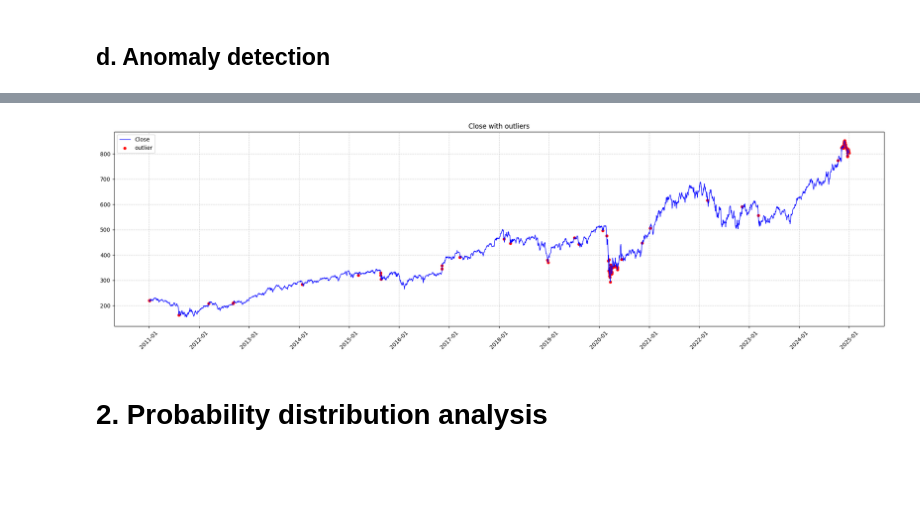
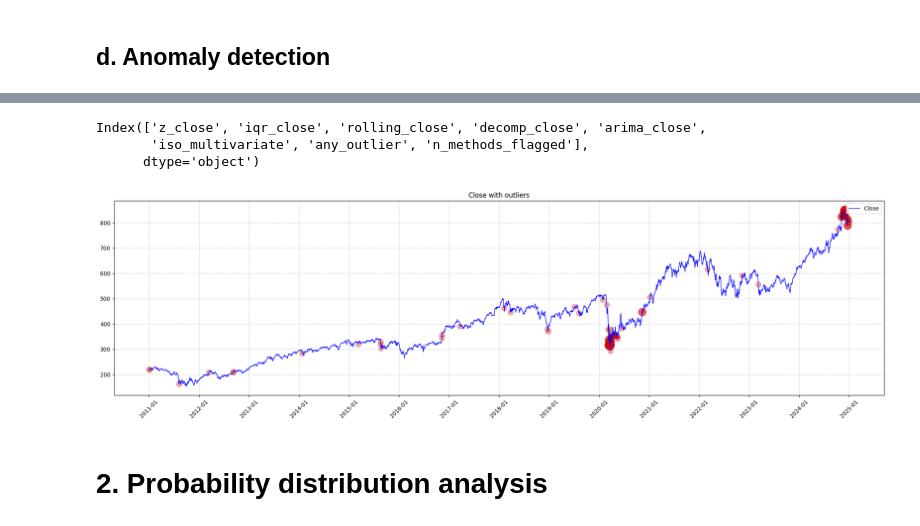
Before and after one commit to VictorNguyenLPN/sp500-dav, a Jupyter notebook: notebook_qhuy.ipynb, the cells around one changed output, grey strips where cells are left out. Cells and saved outputs as stored; diff of their text form; code cells hidden in the pictures; blank space fills up the shorter version.

Commit message:
add annotated data

```diff
--- a/notebook_qhuy.ipynb
+++ b/notebook_qhuy.ipynb
@@ -412,13 +433,24 @@ def aggregate_outliers(df, methods_dict):
     out_df['n_methods_flagged'] = out_df.drop(columns=['any_outlier']).sum(axis=1)
     return out_df
 # %%
-def plot_time_series_with_flags(df, col='Close', flags=None, title=None, figsize=(20,6)):
+def plot_time_series_with_flags(df, col='Close', agg_flags=None, title=None, figsize=(20,6)):
     plt.figure(figsize=figsize)
     plt.plot(df.index, df[col], label=col, color='blue', linewidth=1)
-    if flags is not None:
-        # flags: boolean Series indexed like df
-        pts = df.loc[flags, col]
-        plt.scatter(pts.index, pts.values, color='red', s=20, label='outlier')
+
+    if agg_flags is not None and 'n_methods_flagged' in agg_flags.columns:
+        flagged_pts = df.loc[agg_flags['n_methods_flagged'] > 0, col]
+        n_flags = agg_flags.loc[agg_flags['n_methods_flagged'] > 0, 'n_methods_flagged']
+
+        sizes = n_flags * 100
+        alphas = np.clip(n_flags / n_flags.max(), 0.1, 1.2)
+
+        for i, idx in enumerate(flagged_pts.index):
+            plt.scatter(idx, flagged_pts.iloc[i],
+                        s=sizes.iloc[i],
+                        color='red',
+                        alpha=alphas.iloc[i],
+                        edgecolors='k',
+                        linewidths=0.5)
 
     plt.gca().xaxis.set_major_locator(mdates.MonthLocator(1))
     plt.gca().xaxis.set_major_formatter(mdates.DateFormatter('%Y-%m'))
@@ -468,7 +528,19 @@ print(agg_close[agg_close['any_outlier']].sort_values('n_methods_flagged', ascen
+# %%
+agg_close.columns
+# %% [output]
+Index(['z_close', 'iqr_close', 'rolling_close', 'decomp_close', 'arima_close',
+       'iso_multivariate', 'any_outlier', 'n_methods_flagged'],
+      dtype='object')
+# %%
+ano_data = ano_data.copy()
+ano_data = ano_data.join(agg_close[['z_close', 'iqr_close', 'rolling_close', 'decomp_close', 'arima_close',
+       'iso_multivariate', 'any_outlier', 'n_methods_flagged']])
+ano_data.head()
+ano_data.to_csv("data/v5_annotated.csv")
 # %%
-plot_time_series_with_flags(ano_data, col='Close', flags=agg_close['any_outlier'])
+plot_time_series_with_flags(ano_data, col='Close', agg_flags=agg_close)
 # %% [output]
-[figure, old version]
+[figure, new version]
 # %% [markdown]
 # **2. Probability distribution analysis**
 # %% [markdown]
```
Also changed, not shown: parts of 2 cells of this notebook, 1 other file.
